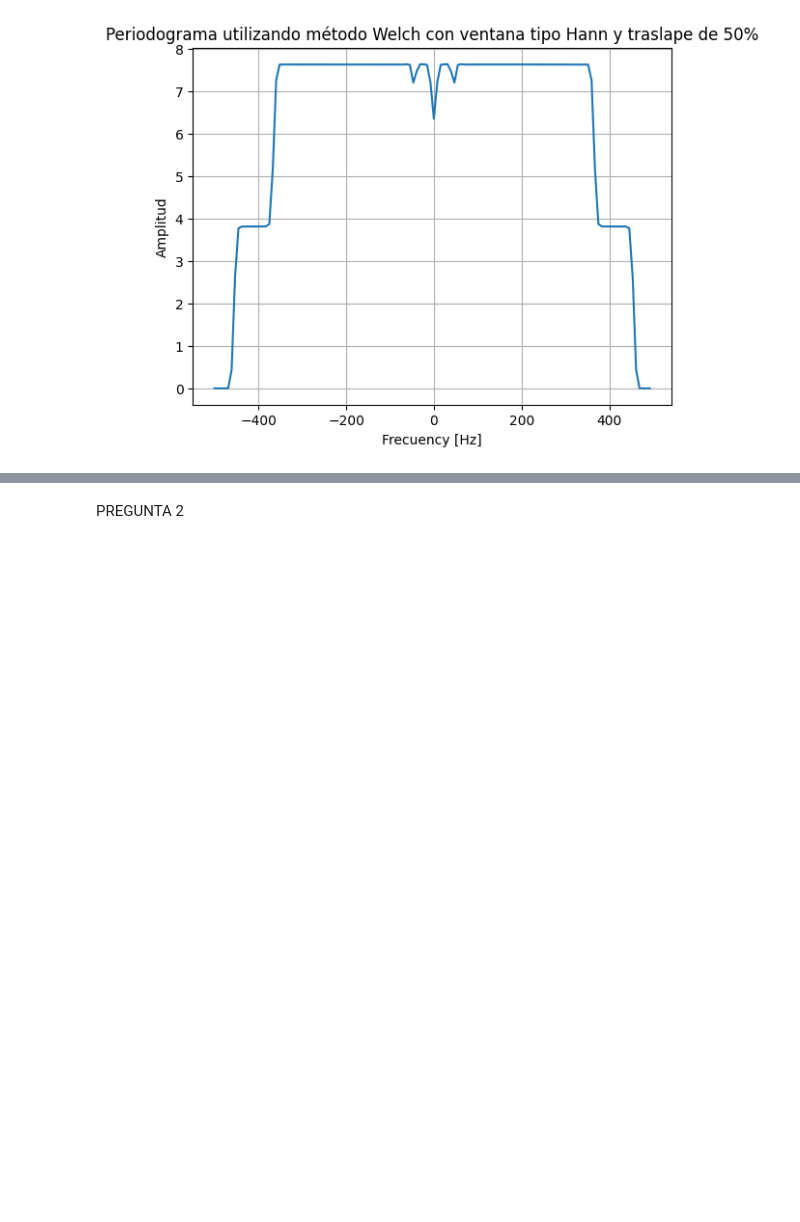
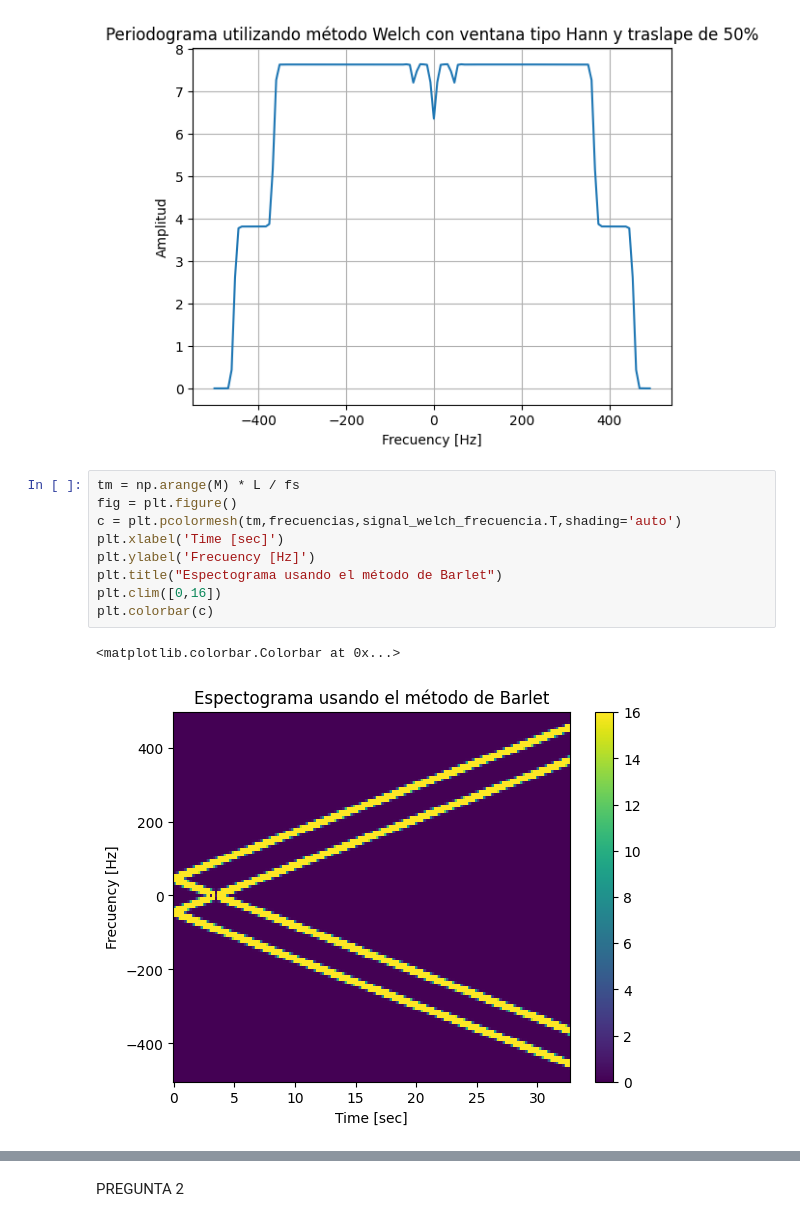
Before and after one commit to ExampleToFollow/PracticasPDS, a Jupyter notebook: Lab3/LAB3_IP_Computacional_HineillCéspedes_20213704.ipynb, the cells around one changed output, grey strips where cells are left out. Saved outputs shown, nothing was run; the diff lists cells and outputs as text; blank space fills up the shorter version.

```diff
--- a/Lab3/LAB3_IP_Computacional_HineillCéspedes_20213704.ipynb
+++ b/Lab3/LAB3_IP_Computacional_HineillCéspedes_20213704.ipynb
@@ -46,6 +46,18 @@ plt.title('Periodograma utilizando método Welch con ventana tipo Hann y traslap
 # %% [output]
 Text(0.5, 1.0, 'Periodograma utilizando método Welch con ventana tipo Hann y traslape de 50%')
 [figure]
+# %%
+tm = np.arange(M) * L / fs
+fig = plt.figure()
+c = plt.pcolormesh(tm,frecuencias,signal_welch_frecuencia.T,shading='auto')
+plt.xlabel('Time [sec]')
+plt.ylabel('Frecuency [Hz]')
+plt.title("Espectograma usando el método de Barlet")
+plt.clim([0,16])
+plt.colorbar(c)
+# %% [output]
+<matplotlib.colorbar.Colorbar at 0x...>
+[figure, added]
 # %%
 #METODO DE BARLET
 # Parámetros del periodograma y la señal muestreada
```
Also changed, not shown: parts of 2 cells of this notebook, 1 other file.
